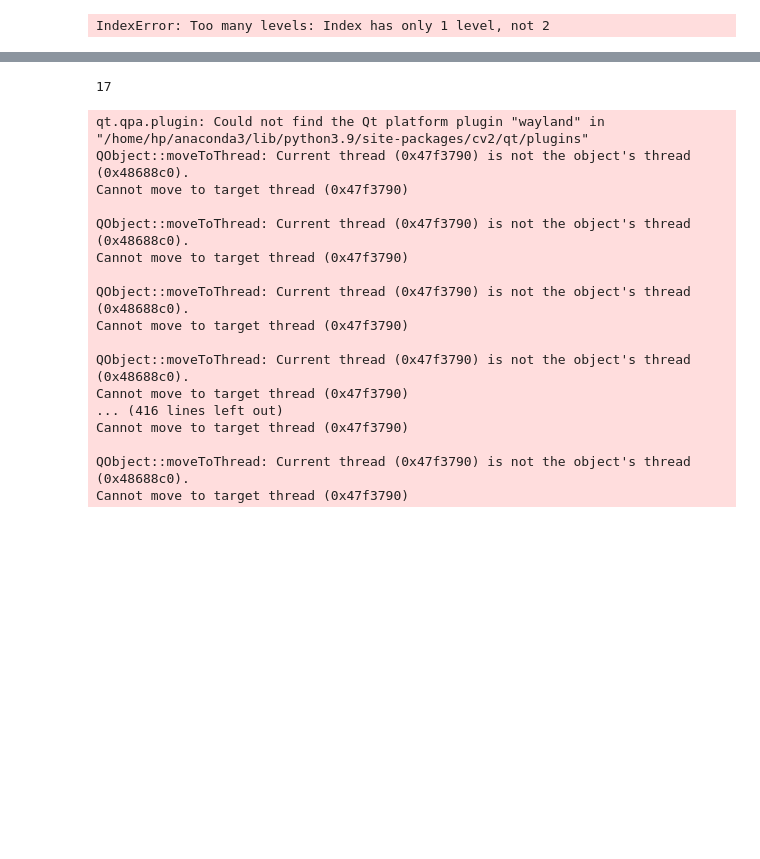
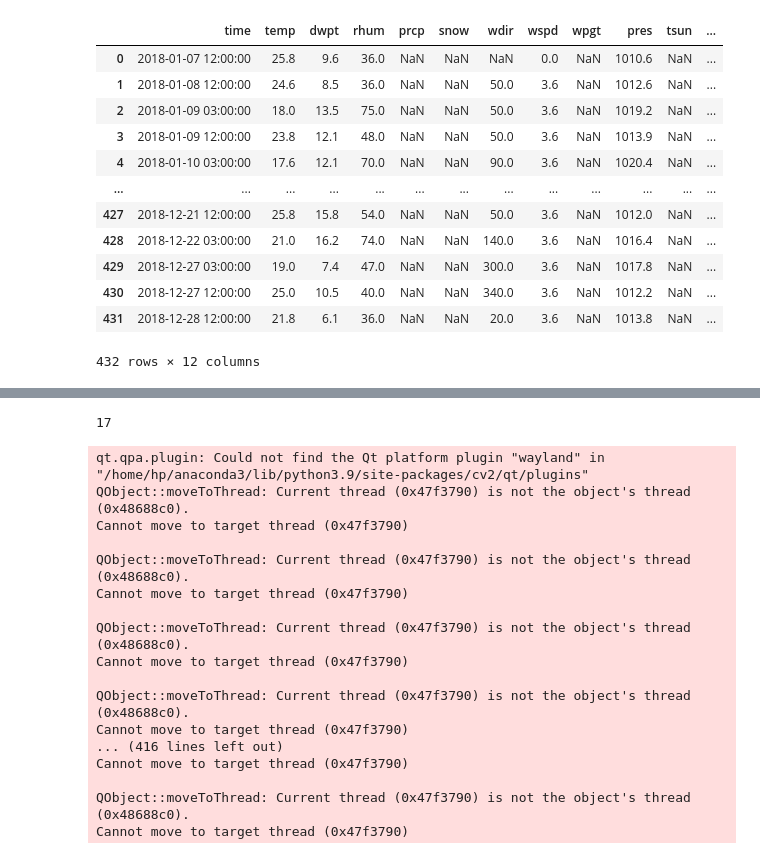
Before and after one commit to Pavan-lanka/practice_repo, a Jupyter notebook: AWS_Practice.ipynb, the cells around one changed output, grey strips where cells are left out. Cells and saved outputs as stored; diff of their text form; code cells hidden in the pictures; blank space fills up the shorter version.

```diff
--- a/AWS_Practice.ipynb
+++ b/AWS_Practice.ipynb
@@ -30,18 +60,32 @@ station
 # %%
 from datetime import datetime
-from meteostat import Hourly
+from meteostat import Daily
 import pandas as pd
 start = datetime(2018, 1, 1)
 end = datetime(2018, 12, 31, 23, 59)
 data = Hourly('43125', start, end)
 data = data.fetch()
 date = '2018-02-15'
 time = '12:00:00'
 # data.to_csv('pa1.csv')
 # print(type(data.first_valid_index()))
-data.reset_index(True)
+data = data.reset_index()
+data
+# type(data['time'])
 # %% [output]
+|  | time | temp | dwpt | rhum | prcp | snow | wdir | wspd | wpgt | pres | tsun | ... |
+| 0 | 2018-01-07 12:00:00 | 25.8 | 9.6 | 36.0 | NaN | NaN | NaN | 0.0 | NaN | 1010.6 | NaN | ... |
+| 1 | 2018-01-08 12:00:00 | 24.6 | 8.5 | 36.0 | NaN | NaN | 50.0 | 3.6 | NaN | 1012.6 | NaN | ... |
+| 2 | 2018-01-09 03:00:00 | 18.0 | 13.5 | 75.0 | NaN | NaN | 50.0 | 3.6 | NaN | 1019.2 | NaN | ... |
+| 3 | 2018-01-09 12:00:00 | 23.8 | 12.1 | 48.0 | NaN | NaN | 50.0 | 3.6 | NaN | 1013.9 | NaN | ... |
+| 4 | 2018-01-10 03:00:00 | 17.6 | 12.1 | 70.0 | NaN | NaN | 90.0 | 3.6 | NaN | 1020.4 | NaN | ... |
+| ... | ... | ... | ... | ... | ... | ... | ... | ... | ... | ... | ... | ... |
+| 427 | 2018-12-21 12:00:00 | 25.8 | 15.8 | 54.0 | NaN | NaN | 50.0 | 3.6 | NaN | 1012.0 | NaN | ... |
+| 428 | 2018-12-22 03:00:00 | 21.0 | 16.2 | 74.0 | NaN | NaN | 140.0 | 3.6 | NaN | 1016.4 | NaN | ... |
+| 429 | 2018-12-27 03:00:00 | 19.0 | 7.4 | 47.0 | NaN | NaN | 300.0 | 3.6 | NaN | 1017.8 | NaN | ... |
+| 430 | 2018-12-27 12:00:00 | 25.0 | 10.5 | 40.0 | NaN | NaN | 340.0 | 3.6 | NaN | 1012.2 | NaN | ... |
+| 431 | 2018-12-28 12:00:00 | 21.8 | 6.1 | 36.0 | NaN | NaN | 20.0 | 3.6 | NaN | 1013.8 | NaN | ... |
-IndexError: Too many levels: Index has only 1 level, not 2
+432 rows × 12 columns
 # %%
 import matplotlib.pyplot as plt
 import scipy as sp
```
Also changed, not shown: parts of 4 cells of this notebook, 1 other file.
